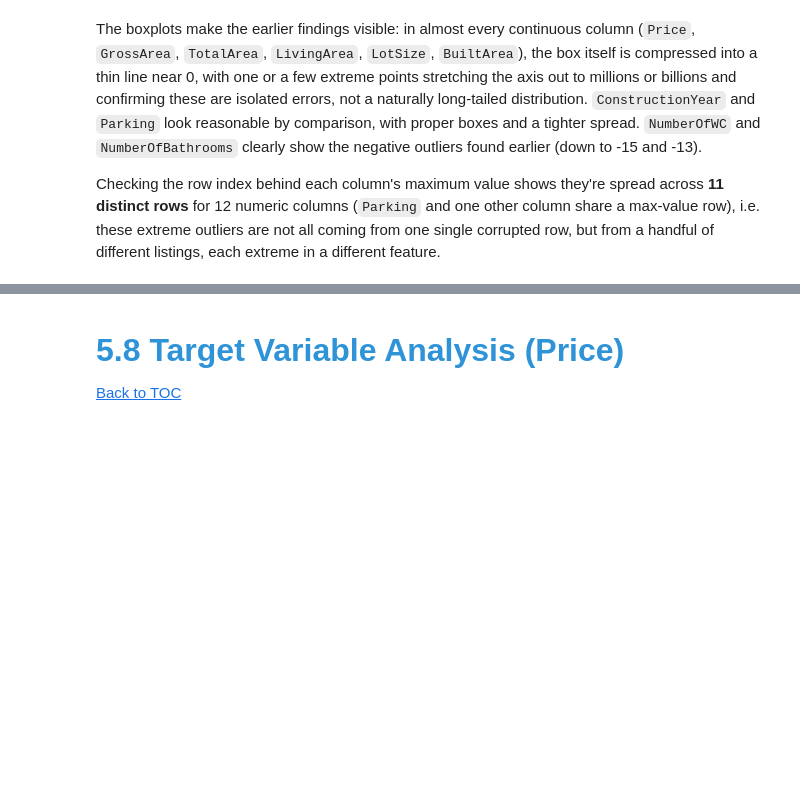
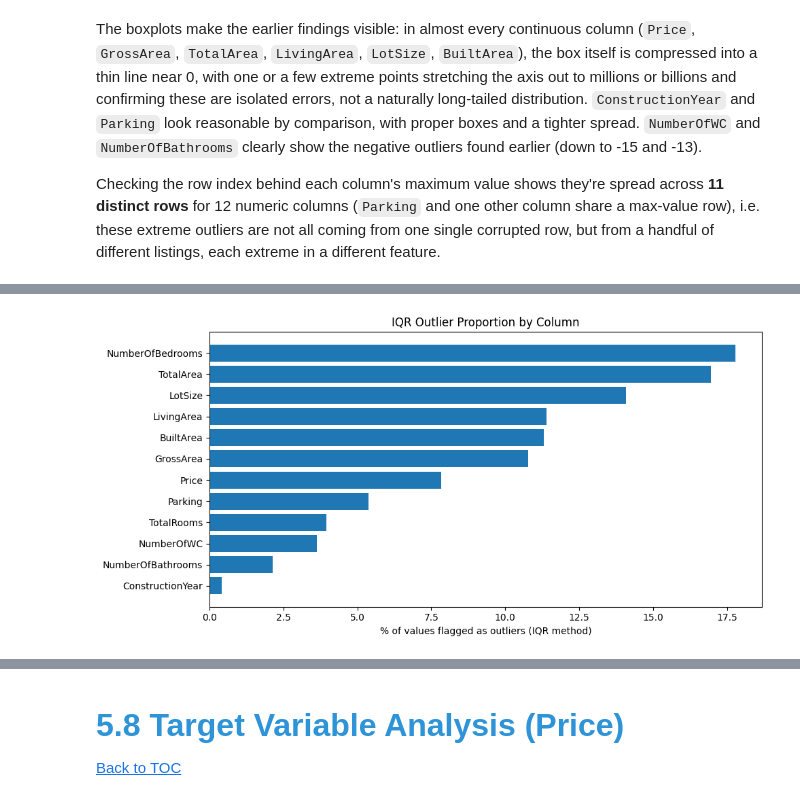
Before and after one commit to barbara-sousa-franco/MLOps_Project, a Jupyter notebook: notebooks/EDA.ipynb, the cells around one changed output, grey strips where cells are left out. Cells and saved outputs as stored; diff of their text form; code cells hidden in the pictures; blank space fills up the shorter version.

Commit message:
Adicionar análise de IQR nos outliers

```diff
--- a/notebooks/EDA.ipynb
+++ b/notebooks/EDA.ipynb
@@ -760,3 +759,35 @@ across **11 distinct rows** for 12 numeric columns (`Parking` and one other colu
 share a max-value row), i.e. these extreme outliers are not all coming from one
 single corrupted row, but from a handful of different listings, each extreme in a
 different feature.
+# %%
+# IQR-based outlier detection across numeric features
+numeric_cols = ['Price', 'GrossArea', 'TotalArea', 'LivingArea', 'LotSize', 'BuiltArea',
+                'TotalRooms', 'NumberOfBedrooms', 'NumberOfBathrooms', 'NumberOfWC',
+                'Parking', 'ConstructionYear']
+
+iqr_summary = []
+
+for col in numeric_cols:
+    data = df_train[col].dropna()
+    q1 = data.quantile(0.25)
+    q3 = data.quantile(0.75)
+    iqr = q3 - q1
+    lower = q1 - 1.5 * iqr
+    upper = q3 + 1.5 * iqr
+
+    n_outliers = ((data < lower) | (data > upper)).sum()
+    pct_outliers = n_outliers / len(data) * 100
+
+    iqr_summary.append({
+        'Column': col,
+        'Q1': round(q1, 2),
+        'Q3': round(q3, 2),
+        'IQR': round(iqr, 2),
+        'Lower Bound': round(lower, 2),
+        'Upper Bound': round(upper, 2),
+        'Outliers (n)': n_outliers,
+        'Outliers (%)': round(pct_outliers, 2)
+    })
+
+iqr_df = pd.DataFrame(iqr_summary).sort_values('Outliers (%)', ascending=False)
+print(iqr_df.to_string(index=False))
@@ -762,0 +808,10 @@ different feature.
+# %%
+plt.figure(figsize=(10, 5))
+plt.barh(iqr_df['Column'], iqr_df['Outliers (%)'])
+plt.xlabel('% of values flagged as outliers (IQR method)')
+plt.title('IQR Outlier Proportion by Column')
+plt.gca().invert_yaxis()
+plt.tight_layout()
+plt.show()
+# %% [output]
+[figure, added]
```
Also changed, not shown: parts of 6 cells of this notebook.
